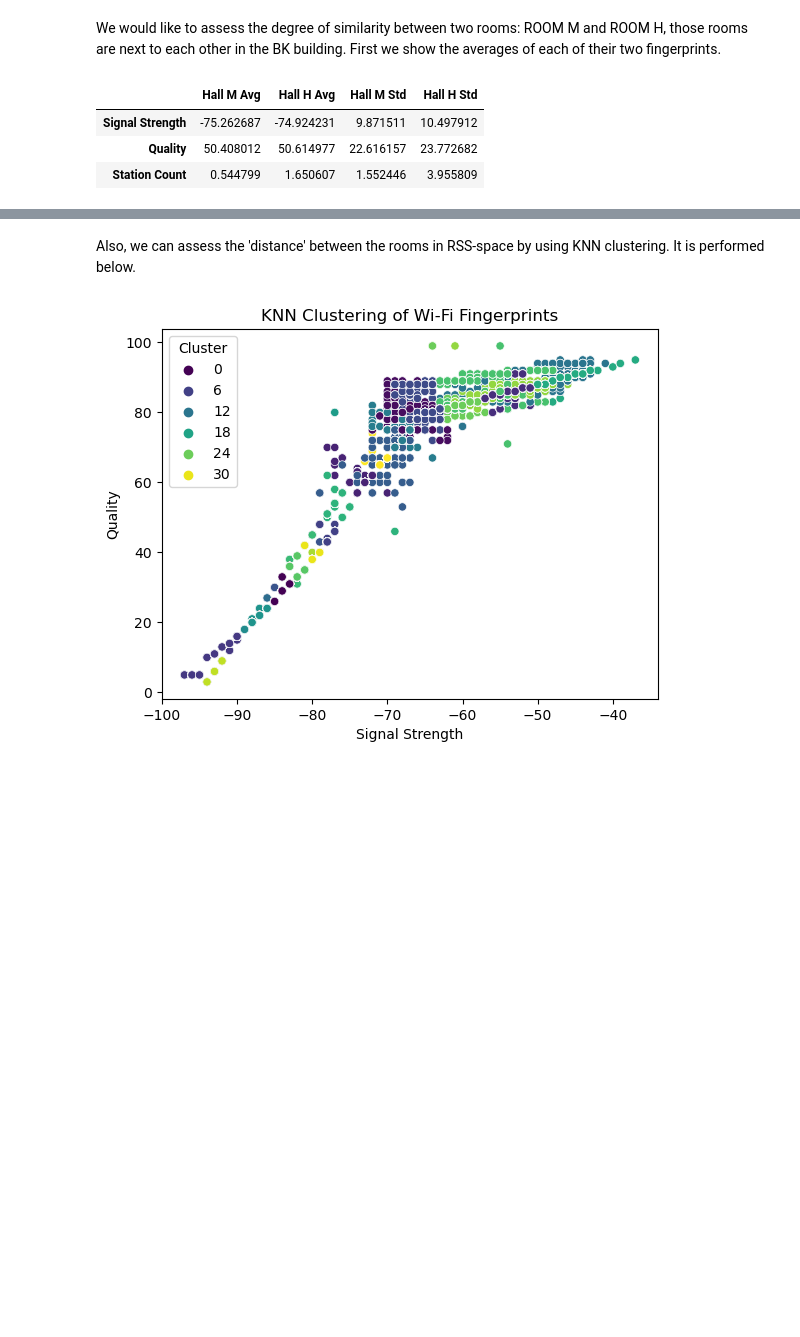
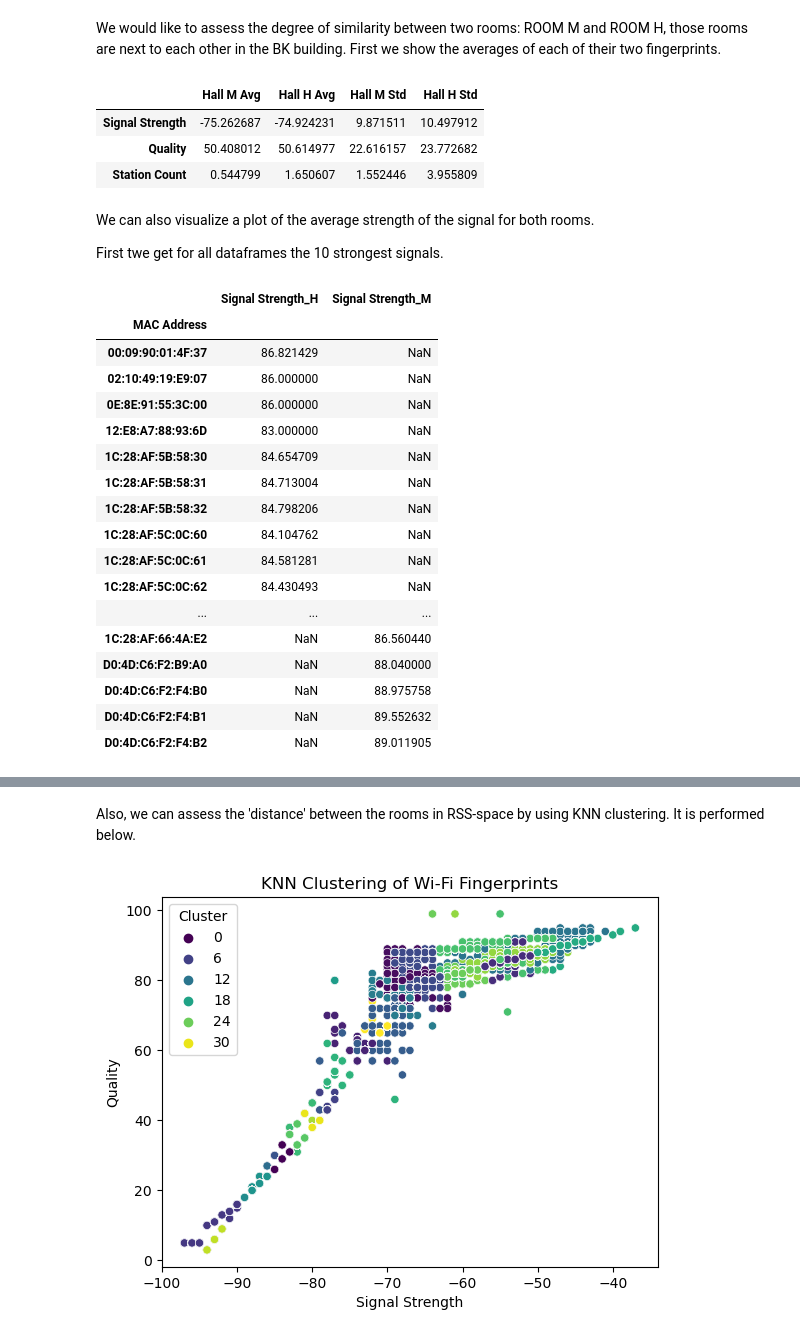
Before and after one commit to Nelis5174473/Wi-Fi-Fingerprinting-GEO1003, a Jupyter notebook: Analysis.ipynb, the cells around one changed output, grey strips where cells are left out. Drawn from its saved outputs; the diff is of its cells as text; code cells hidden in the pictures; blank space fills up the shorter version.

```diff
--- a/Analysis.ipynb
+++ b/Analysis.ipynb
@@ -263,3 +265,8 @@ comparison_df
 | Signal Strength | -75.262687 | -74.924231 | 9.871511 | 10.497912 |
 | Quality | 50.408012 | 50.614977 | 22.616157 | 23.772682 |
 | Station Count | 0.544799 | 1.650607 | 1.552446 | 3.955809 |
+# %% [markdown]
+
+We can also visualize a plot of the average strength of the signal for both rooms.
+
+First twe get for all dataframes the 10 strongest signals.
@@ -265,0 +292,25 @@ comparison_df
+# %%
+avg_signal_H = df_dict_strongest['H.txt'].groupby('MAC Address')['Signal Strength'].mean()
+avg_signal_M = df_dict_strongest['M.txt'].groupby('MAC Address')['Signal Strength'].mean()
+
+merged_df = pd.merge(avg_signal_H, avg_signal_M, on='MAC Address', suffixes=('_H', '_M'), how='outer')
+merged_df
+# %% [output]
+|  | Signal Strength_H | Signal Strength_M |
+| MAC Address |  |  |
+| 00:09:90:01:4F:37 | 86.821429 | NaN |
+| 02:10:49:19:E9:07 | 86.000000 | NaN |
+| 0E:8E:91:55:3C:00 | 86.000000 | NaN |
+| 12:E8:A7:88:93:6D | 83.000000 | NaN |
+| 1C:28:AF:5B:58:30 | 84.654709 | NaN |
+| 1C:28:AF:5B:58:31 | 84.713004 | NaN |
+| 1C:28:AF:5B:58:32 | 84.798206 | NaN |
+| 1C:28:AF:5C:0C:60 | 84.104762 | NaN |
+| 1C:28:AF:5C:0C:61 | 84.581281 | NaN |
+| 1C:28:AF:5C:0C:62 | 84.430493 | NaN |
+| ... | ... | ... |
+| 1C:28:AF:66:4A:E2 | NaN | 86.560440 |
+| D0:4D:C6:F2:B9:A0 | NaN | 88.040000 |
+| D0:4D:C6:F2:F4:B0 | NaN | 88.975758 |
+| D0:4D:C6:F2:F4:B1 | NaN | 89.552632 |
+| D0:4D:C6:F2:F4:B2 | NaN | 89.011905 |
```
Also changed, not shown: parts of 8 cells of this notebook.
